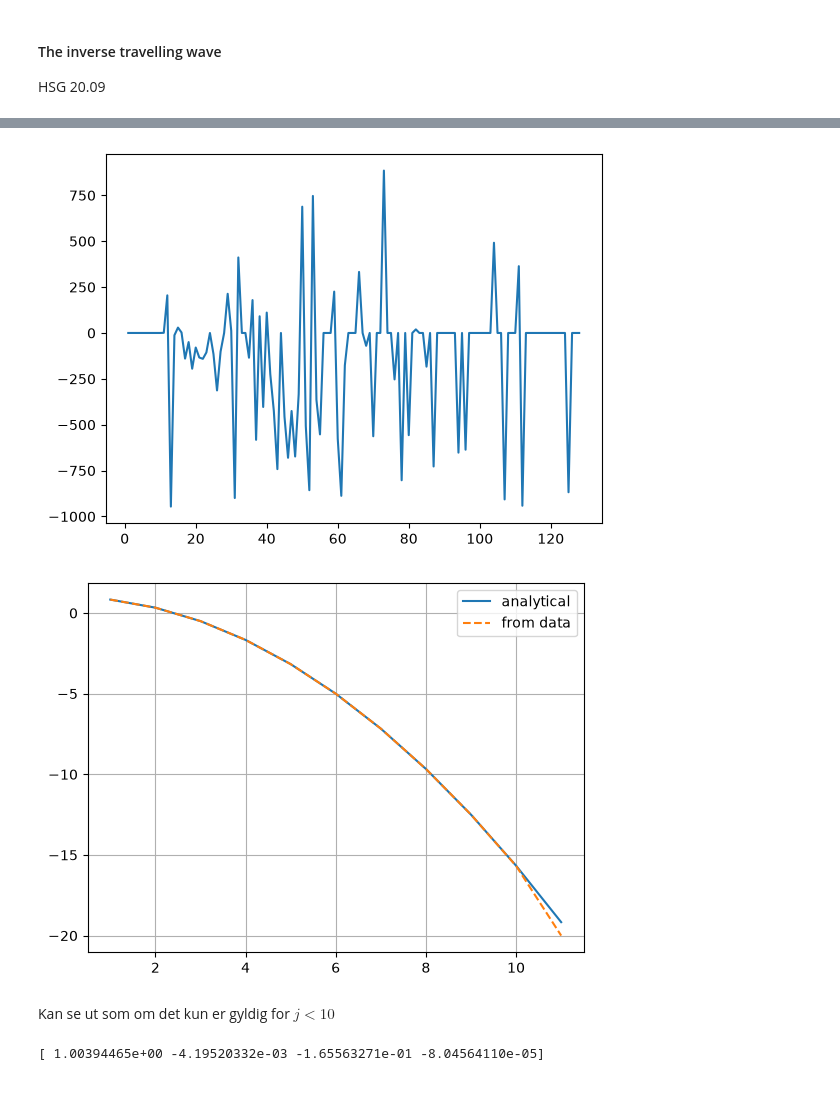
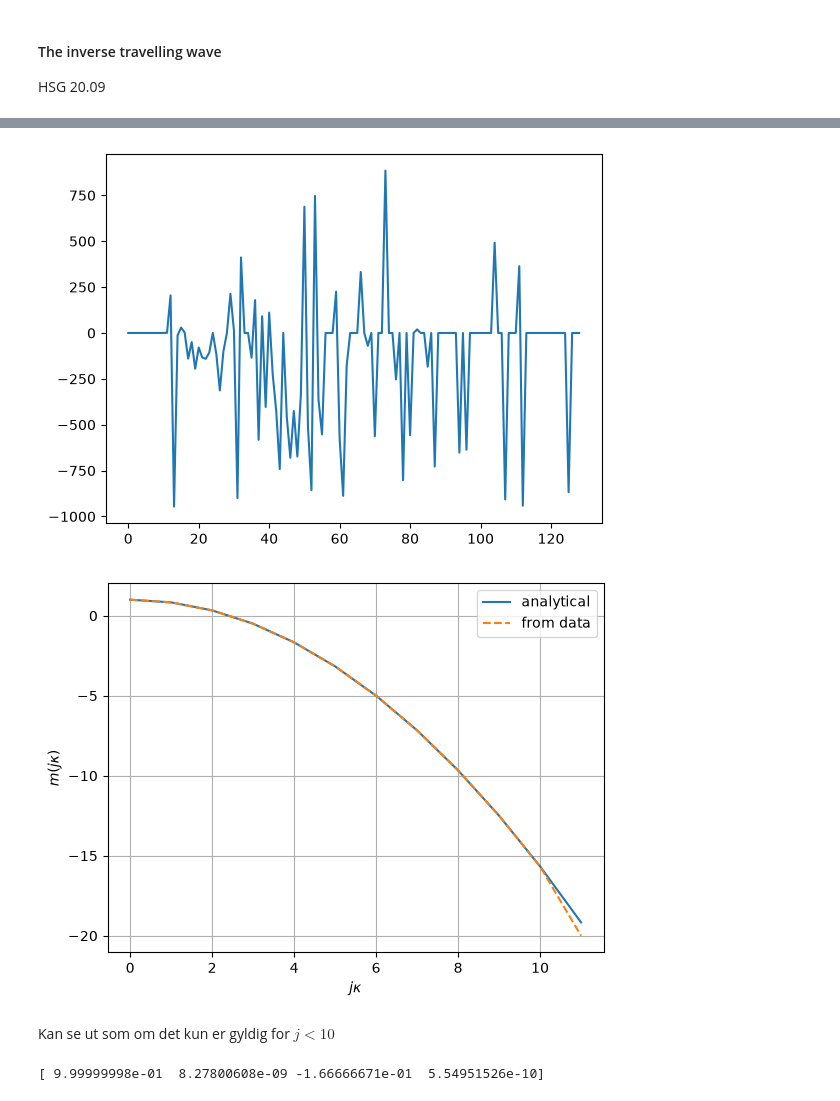
Before and after one commit to DeltaSG/Prosjekt_Master, a Jupyter notebook: Code/SpectralMethods/nonlinear/iTw.ipynb, the cells around one changed output, grey strips where cells are left out. Drawn from its saved outputs; the diff is of its cells as text; code cells hidden in the pictures.

```diff
--- a/Code/SpectralMethods/nonlinear/iTw.ipynb
+++ b/Code/SpectralMethods/nonlinear/iTw.ipynb
@@ -30,6 +30,6 @@ def nonlinear_hat(phi_hat,mask,N):
     return np.fft.rfft(nl)
 # %%
 nl_hat = nonlinear_hat(phi_hat,mask,N)
-
-mk_lsm = c_sol - nl_hat[1:]/phi_hat[1:]
+mk_lsm = np.ones_like(phi_hat)
+mk_lsm [1:] = c_sol - nl_hat[1:]/phi_hat[1:]
 # %%
@@ -42,29 +42,31 @@ plot_mask = np.abs(mk[1:] - mk_lsm.real) < 1e3
 # %%
-k_p = k[1:]*plot_mask
-diff_plot = (mk[1:] - mk_lsm.real)*plot_mask
-plt.plot(k[1:], diff_plot)
+k_p = k*plot_mask
+diff_plot = (mk - mk_lsm.real)*plot_mask
+plt.plot(k, diff_plot)
 plt.show()
 # %% [output]
-[figure, old version]
+[figure, new version]
 # %%
 idx = 12
-plt.plot(k[1:idx], mk[1:idx] , label = "analytical")
-plt.plot(k[1:idx], mk_lsm.real[:idx-1], '--' , label = "from data")
+plt.plot(k[:idx], mk[:idx] , label = "analytical")
+plt.plot(k[:idx], mk_lsm.real[:idx], '--' , label = "from data")
+plt.xlabel(r"$j\kappa$")
+plt.ylabel(r"$m(j\kappa)$")
 plt.legend()
 plt.grid()
 plt.show()
 # %% [output]
-[figure, old version]
+[figure, new version]
 # %% [markdown]
 Kan se ut som om det kun er gyldig for $j < 10$
 # %%
 # LSM on the "valid area"
-idx = 11
-k_lsm = k[1:idx]
-mk_lsm = mk_lsm[:idx-1]
+idx = 8
+k_lsm = k[:idx]
+mk_lsm_ = mk_lsm[:idx]
 A = np.column_stack([np.ones_like(k_lsm), k_lsm , k_lsm**2, k_lsm**3])
-x,residual, rank , s = np.linalg.lstsq(A,mk_lsm.real, rcond=None)
+x,residual, rank , s = np.linalg.lstsq(A,mk_lsm_.real, rcond=None)
 
 print(x)
 # %% [output]
-[ 1.00394465e+00 -4.19520332e-03 -1.65563271e-01 -8.04564110e-05]
+[ 9.99999998e-01  8.27800608e-09 -1.66666671e-01  5.54951526e-10]
```
Also changed, not shown: parts of 2 cells of this notebook.
